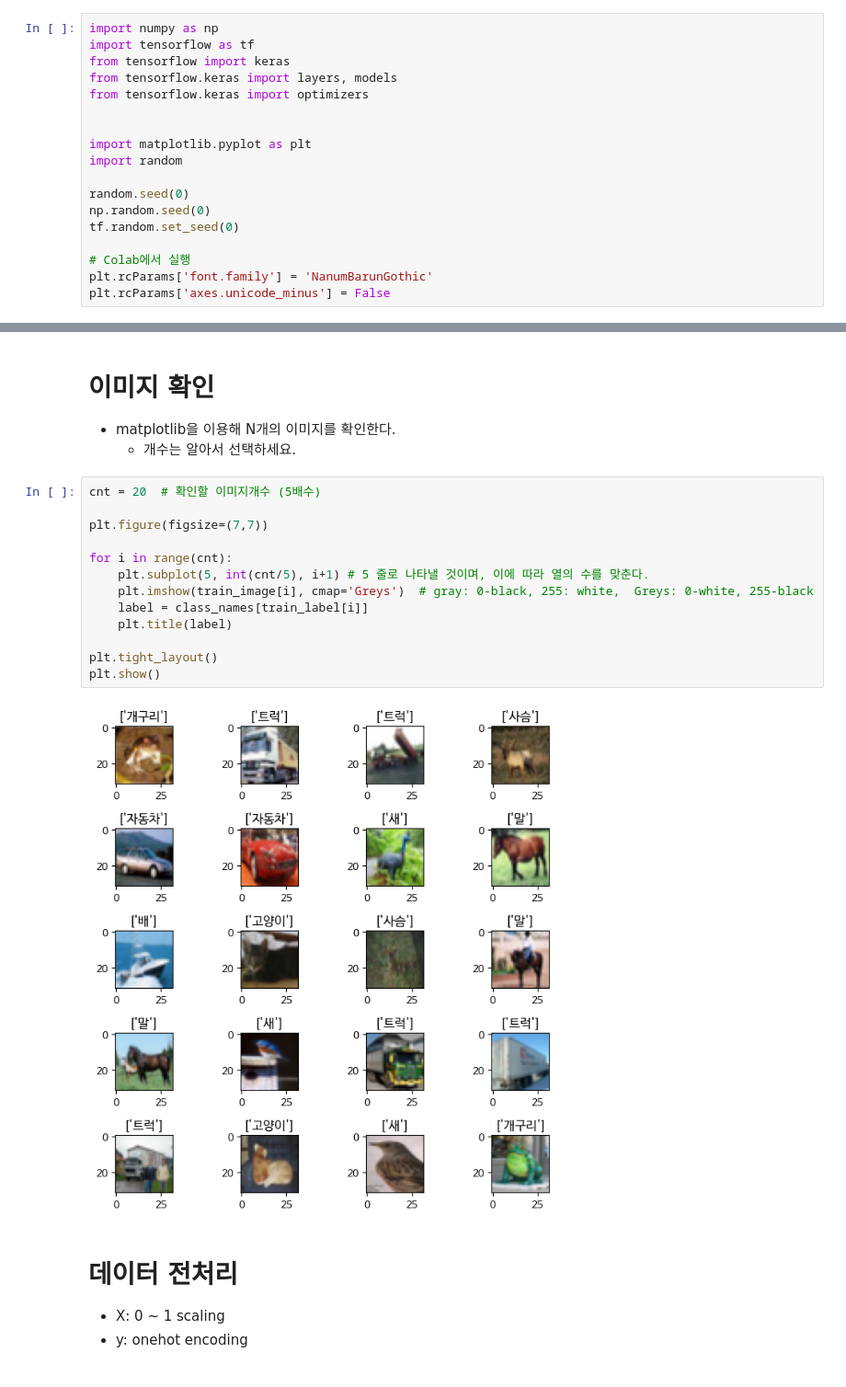
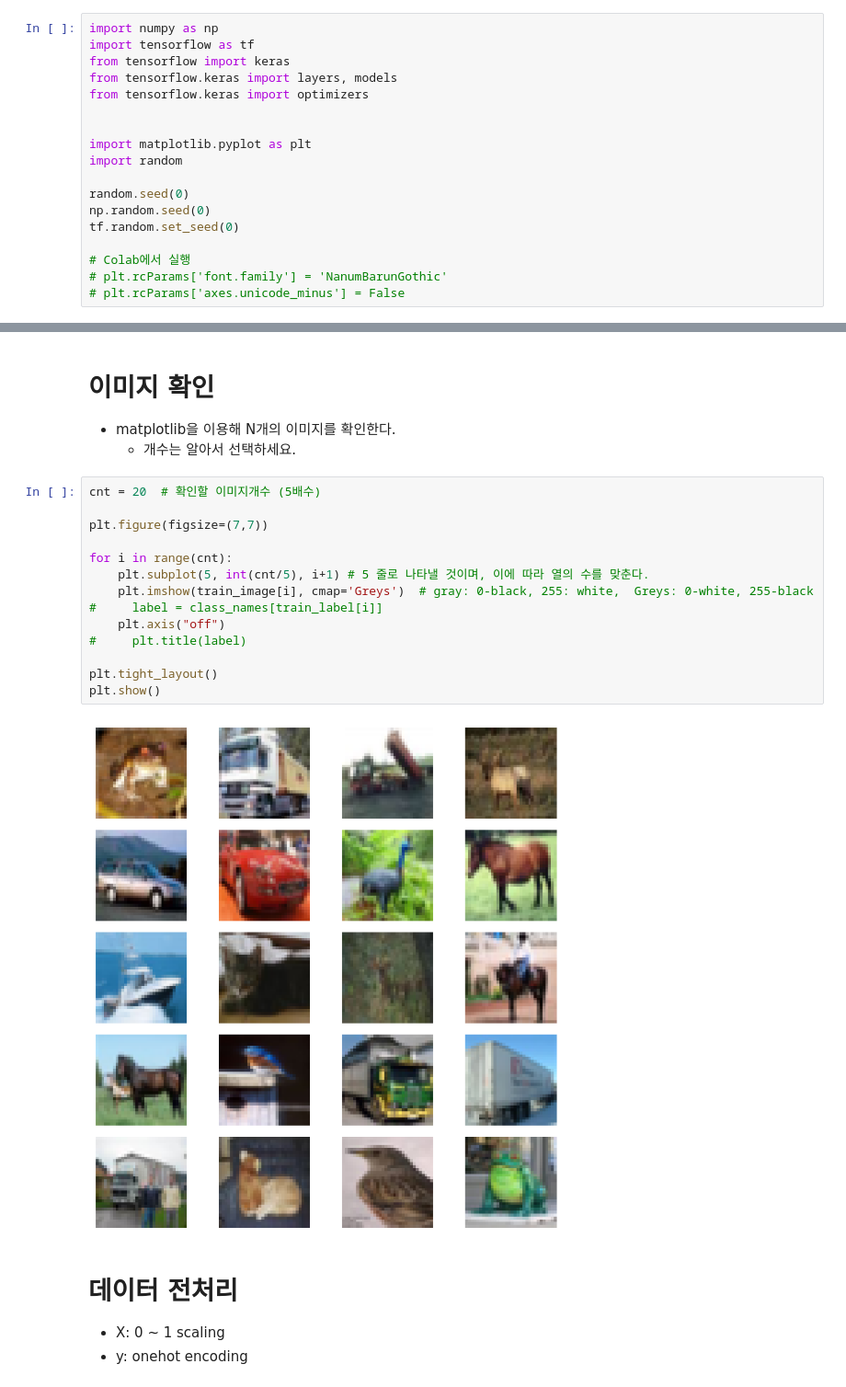
Before and after one commit to aaingyunii/Bootcamp_DeepLearning, a Jupyter notebook: 07_TODO_cifar10_CNN_template.ipynb, the cells around one changed output, grey strips where cells are left out. Shown at 92% size. Drawn from its saved outputs; the diff is of its cells as text.

```diff
--- a/07_TODO_cifar10_CNN_template.ipynb
+++ b/07_TODO_cifar10_CNN_template.ipynb
@@ -43,8 +43,8 @@ np.random.seed(0)
 tf.random.set_seed(0)
 
 # Colab에서 실행
-plt.rcParams['font.family'] = 'NanumBarunGothic'
-plt.rcParams['axes.unicode_minus'] = False
+# plt.rcParams['font.family'] = 'NanumBarunGothic'
+# plt.rcParams['axes.unicode_minus'] = False
 # %%
 # 결과 시각화 함수
 def plot_result(hist, loss_min=None, loss_max=None):
@@ -86,18 +86,19 @@ array([0, 1, 2, 3, 4, 5, 6, 7, 8, 9], dtype=uint8)
 # %%
 cnt = 20  # 확인할 이미지개수 (5배수)
 
 plt.figure(figsize=(7,7))
 
 for i in range(cnt):
     plt.subplot(5, int(cnt/5), i+1) # 5 줄로 나타낼 것이며, 이에 따라 열의 수를 맞춘다.
     plt.imshow(train_image[i], cmap='Greys')  # gray: 0-black, 255: white,  Greys: 0-white, 255-black
-    label = class_names[train_label[i]]
-    plt.title(label)
+#     label = class_names[train_label[i]]
+    plt.axis("off")
+#     plt.title(label)
 
 plt.tight_layout()
 plt.show()
 # %% [output]
-[figure, old version]
+[figure, new version]
 # %% [markdown]
 # 데이터 전처리
 - X: 0 ~ 1 scaling
```
